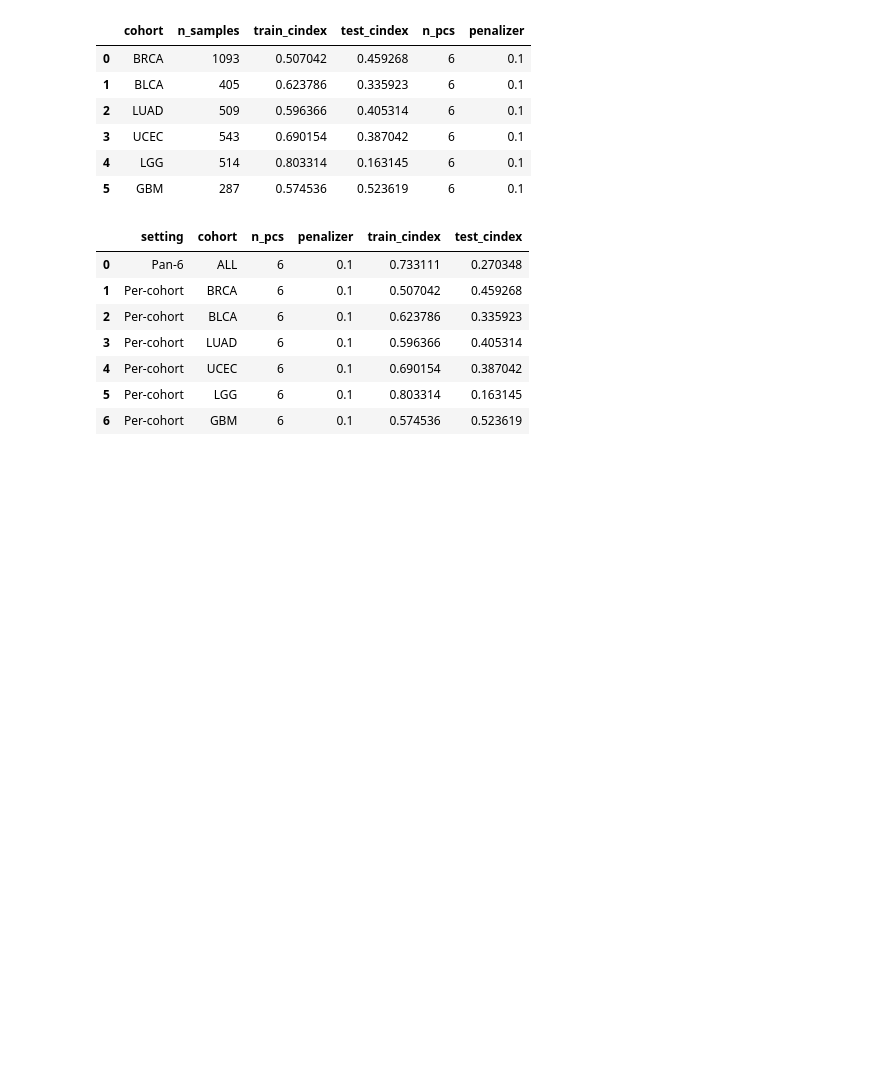
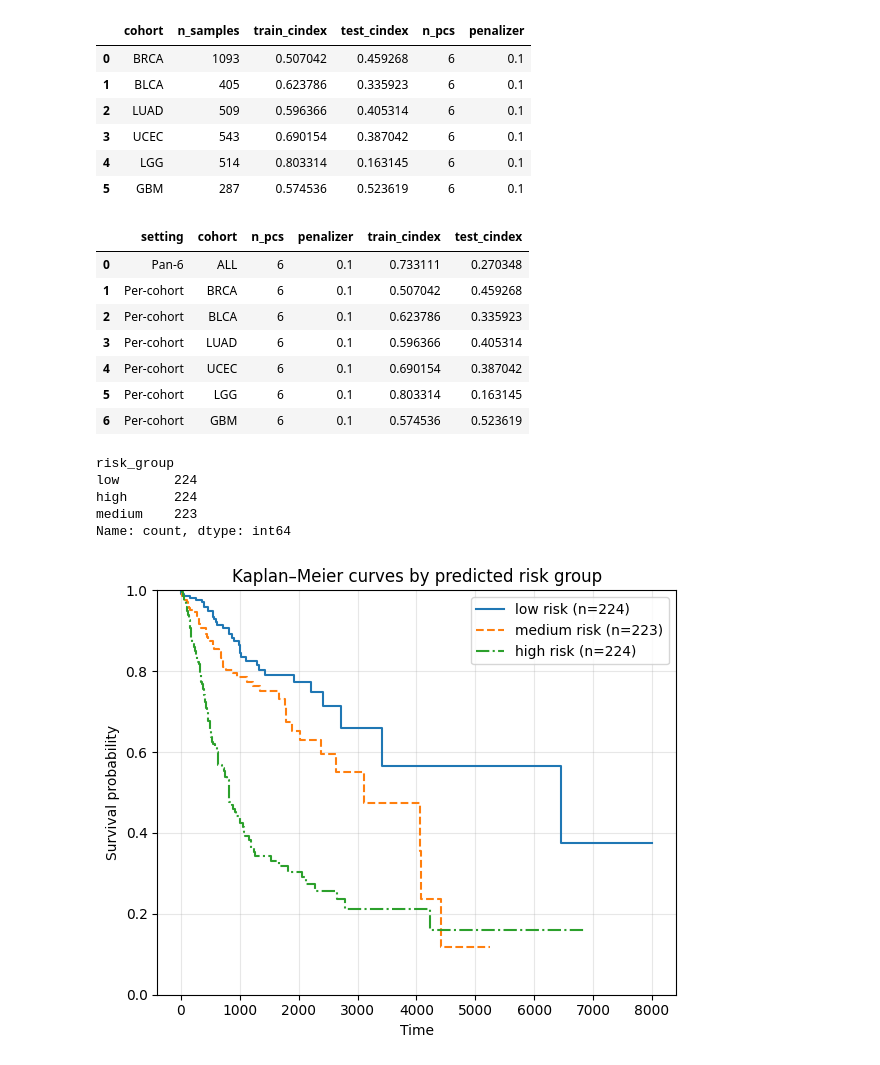
Before and after one commit to arionandrei2000/bdh_challenge_2025, a Jupyter notebook: notebooks/04_analysis.ipynb, the cells around one changed output. Drawn from its saved outputs; the diff is of its cells as text; code cells hidden in the pictures; blank space fills up the shorter version.

```diff
--- a/notebooks/04_analysis.ipynb
+++ b/notebooks/04_analysis.ipynb
@@ -1235,3 +1235,40 @@ display(survival_metrics_df)
 | 4 | Per-cohort | UCEC | 6 | 0.1 | 0.690154 | 0.387042 |
 | 5 | Per-cohort | LGG | 6 | 0.1 | 0.803314 | 0.163145 |
 | 6 | Per-cohort | GBM | 6 | 0.1 | 0.574536 | 0.523619 |
+# %%
+from lifelines import KaplanMeierFitter
+
+# km_df must have columns: time, event, risk_group
+print(km_df["risk_group"].value_counts())
+
+kmf = KaplanMeierFitter()
+
+plt.figure(figsize=(6, 5))
+
+for group, color_style in zip(["low", "medium", "high"], ["-", "--", "-."]):
+    mask = km_df["risk_group"] == group
+    if mask.sum() == 0:
+        continue
+
+    kmf.fit(
+        durations=km_df.loc[mask, "time"],
+        event_observed=km_df.loc[mask, "event"],
+        label=f"{group} risk (n={mask.sum()})",
+    )
+    kmf.plot(ci_show=False, linestyle=color_style)
+
+plt.title("Kaplan–Meier curves by predicted risk group")
+plt.xlabel("Time")
+plt.ylabel("Survival probability")
+plt.ylim(0, 1.0)
+plt.grid(alpha=0.3)
+plt.legend()
+plt.tight_layout()
+plt.show()
+# %% [output]
+risk_group
+low       224
+high      224
+medium    223
+Name: count, dtype: int64
+[figure, added]
```
Also changed, not shown: parts of 1 cell of this notebook.
